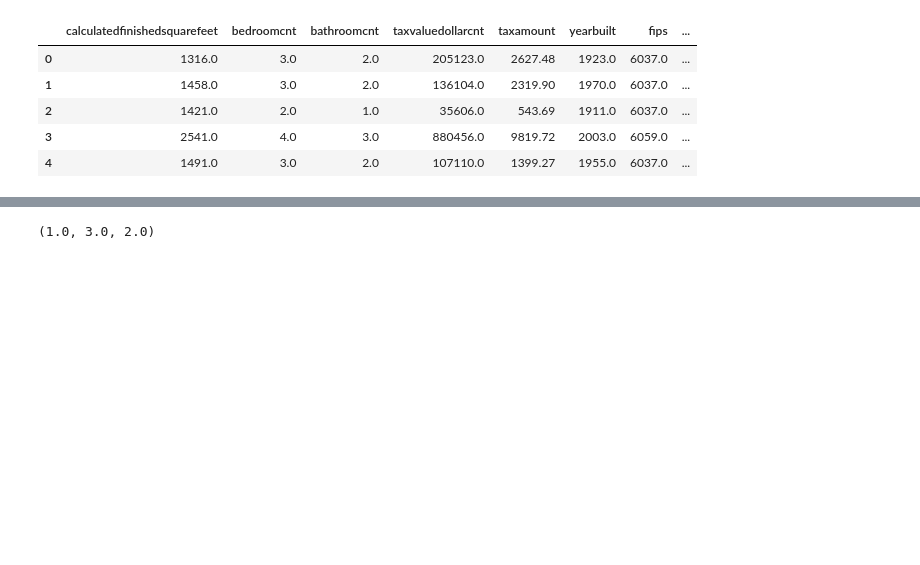
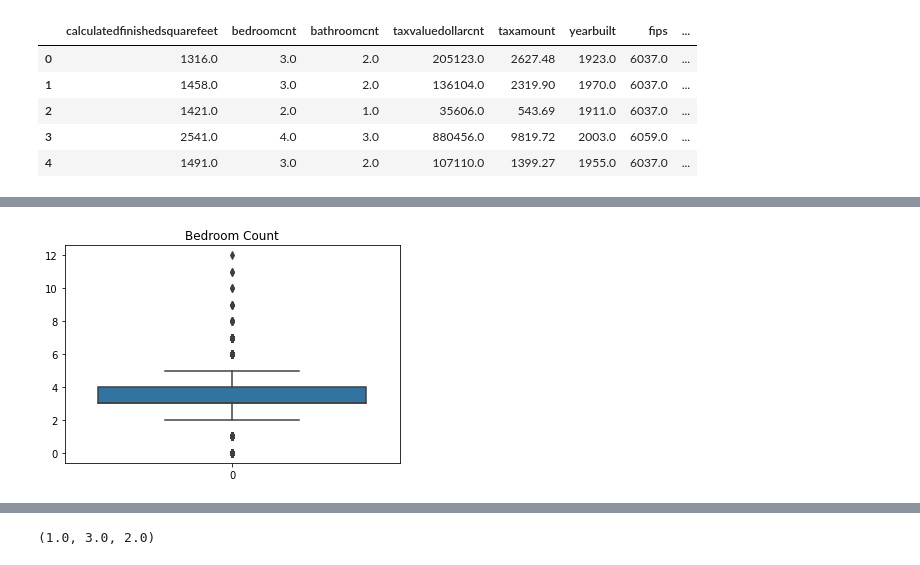
Before and after one commit to natasharivers/Zillow_Regression_Project, a Jupyter notebook: Initial Notebook.ipynb, the cells around one changed output, grey strips where cells are left out. Cells and saved outputs as stored; diff of their text form; code cells hidden in the pictures; blank space fills up the shorter version.

Commit message:
correct column names

```diff
--- a/Initial Notebook.ipynb
+++ b/Initial Notebook.ipynb
@@ -50,6 +50,9 @@ df.head()
 # %%
 #calculate tax rate
 df['tax_rate'] =df['taxamount']/  df['taxvaluedollarcnt']
+# %%
+#rename columns to make more legible
+df = df.rename(columns={"calculatedfinishedsquarefeet": "total_sqft", "bedroomcnt": "bedrooms", "bathroomcnt": "bathrooms", "taxvaluedollarcnt": "value_assessed"})
 # %%
 #28,418 entries
 df.info()
@@ -90,7 +149,9 @@ df.nunique()
 # %%
-sns.boxplot(data=df.bedroomcnt)
+sns.boxplot(data=df.bedrooms)
 plt.title('Bedroom Count')
 plt.show()
 
 #outliers can be seen here
+# %% [output]
+[figure, added]
 # %%
```
Also changed, not shown: parts of 20 cells of this notebook.
